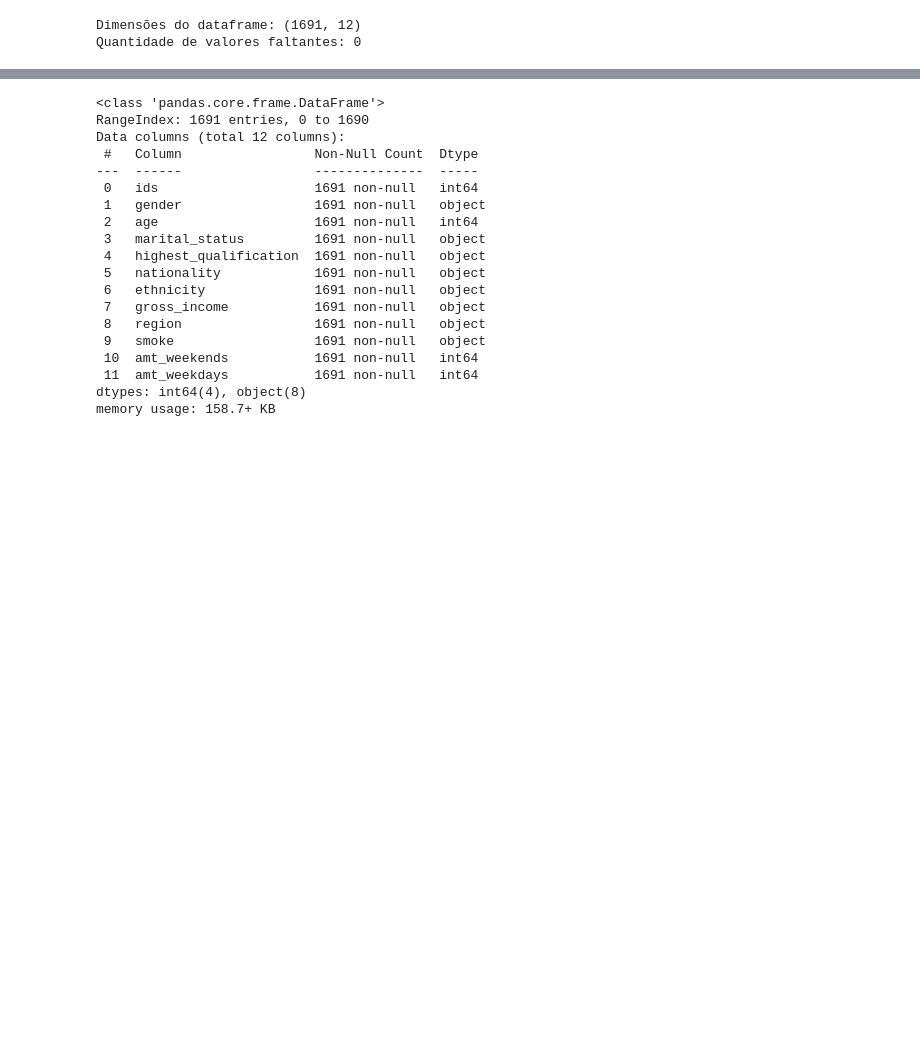
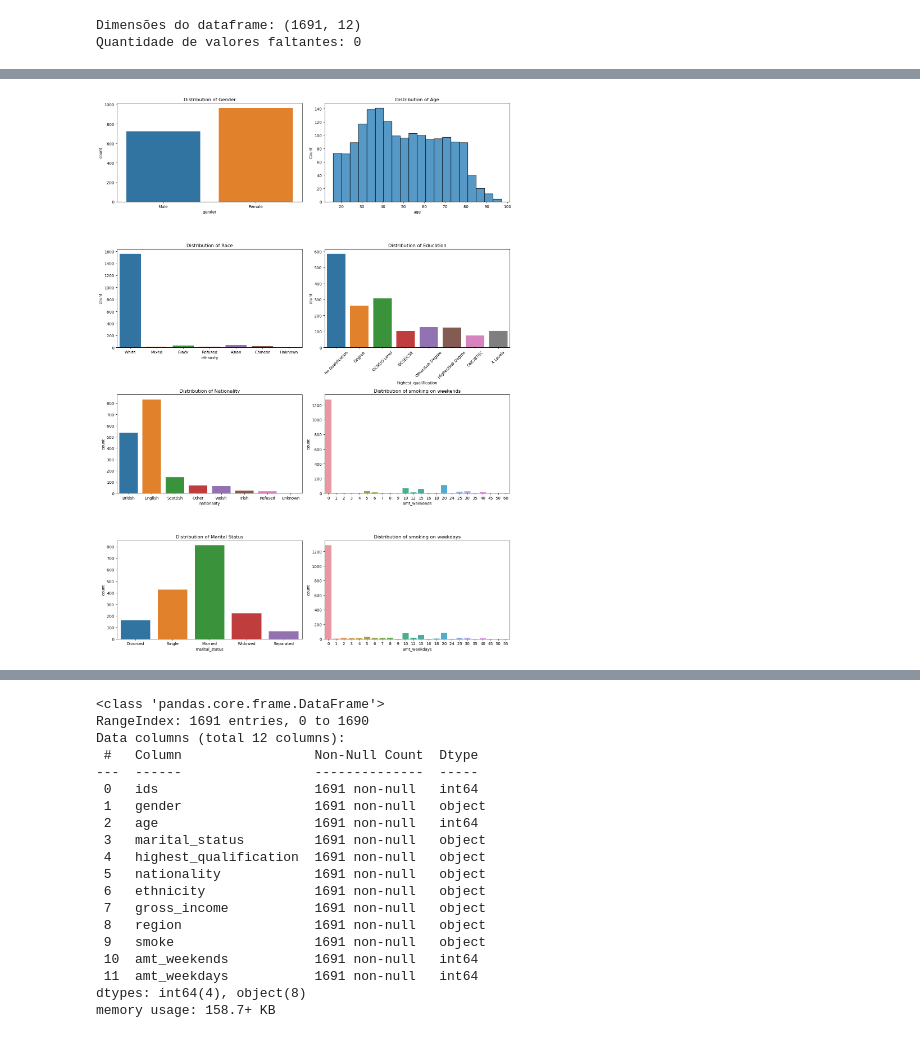
Before and after one commit to jvpazotti/Machine-learning-project, a Jupyter notebook: projeto.ipynb, the cells around one changed output, grey strips where cells are left out. Cells and saved outputs as stored; diff of their text form; code cells hidden in the pictures; blank space fills up the shorter version.

```diff
--- a/projeto.ipynb
+++ b/projeto.ipynb
@@ -125 +119,42 @@ We then create a subset of the data containing only smokers, and plot the distri
+# %%
+data= df
+fig, axs = plt.subplots(4, 2, figsize=(15,20)) # Criamos uma grade de 4 linhas e 2 colunas de subplots
+
+# Distribuição de gênero
+sns.countplot(data=data, x='gender', ax=axs[0, 0])
+axs[0, 0].set_title('Distribution of Gender')
+
+# Distribuição de idade
+sns.histplot(data=data, x='age', bins=20, ax=axs[0, 1])
+axs[0, 1].set_title('Distribution of Age')
+
+# Distribuição de raça
+sns.countplot(data=data, x='ethnicity', ax=axs[1, 0])
+axs[1, 0].set_title('Distribution of Race')
+
+# Distribuição de educação
+sns.countplot(data=data, x='highest_qualification', ax=axs[1, 1])
+axs[1, 1].set_title('Distribution of Education')
+axs[1, 1].tick_params(axis='x', rotation=45)
+
+# Distribuição de país
+sns.countplot(data=data, x='nationality', ax=axs[2, 0])
+axs[2, 0].set_title('Distribution of Nationality')
+
+# Distribuição de dependência de nicotina
+sns.countplot(data=data, x='amt_weekends', ax=axs[2, 1])
+axs[2, 1].set_title('Distribution of smoking on weekends')
+
+# Distribuição do estado civil
+sns.countplot(data=data, x='marital_status', ax=axs[3, 0])
+axs[3, 0].set_title('Distribution of Marital Status')
+
+# Distribuição de dependência de nicotina
+sns.countplot(data=data, x='amt_weekdays', ax=axs[3, 1])
+axs[3, 1].set_title('Distribution of smoking on weekdays')
+
+plt.tight_layout()
+plt.show()
+# %% [output]
+[figure, added]
 # %%
```
Also changed, not shown: parts of 20 cells of this notebook.
